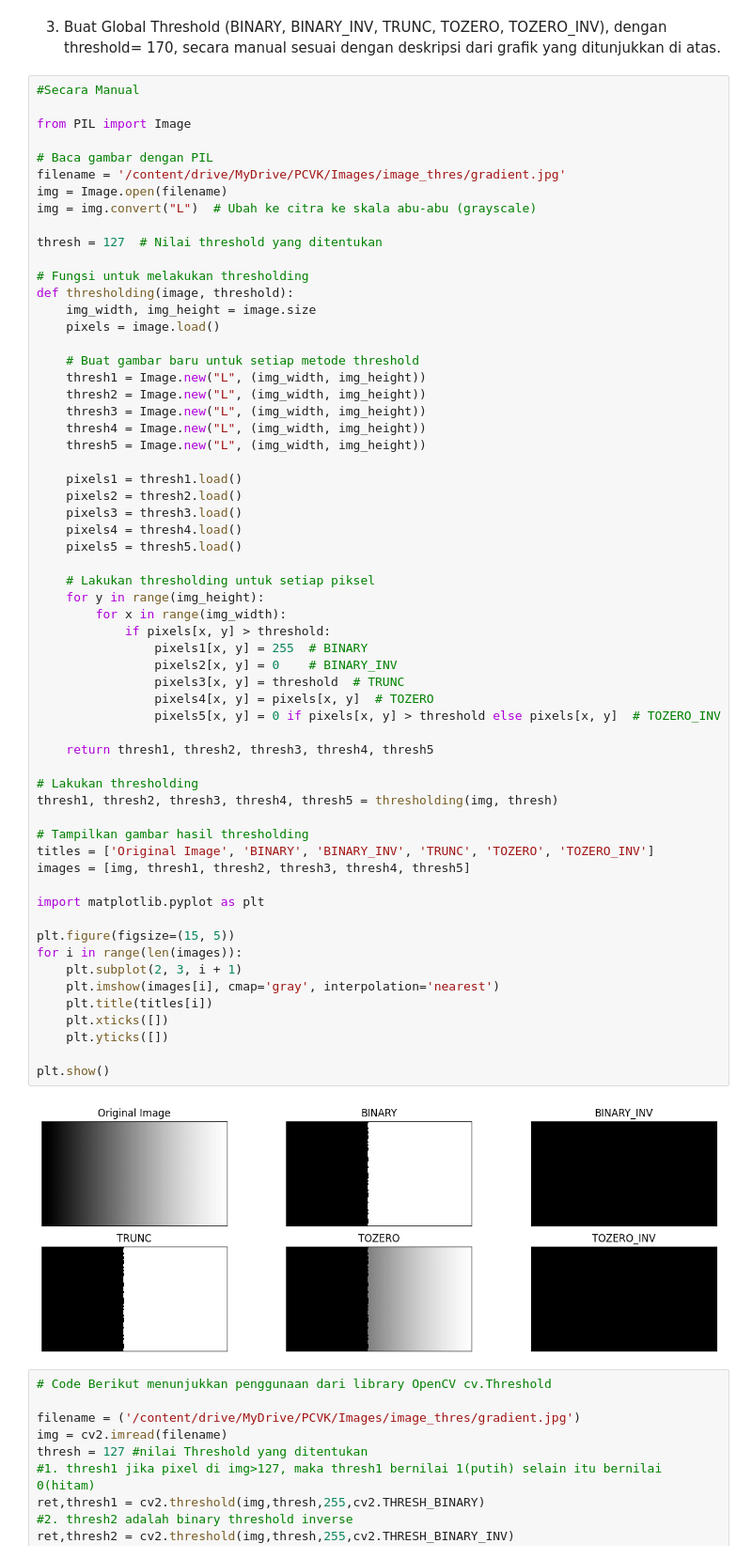
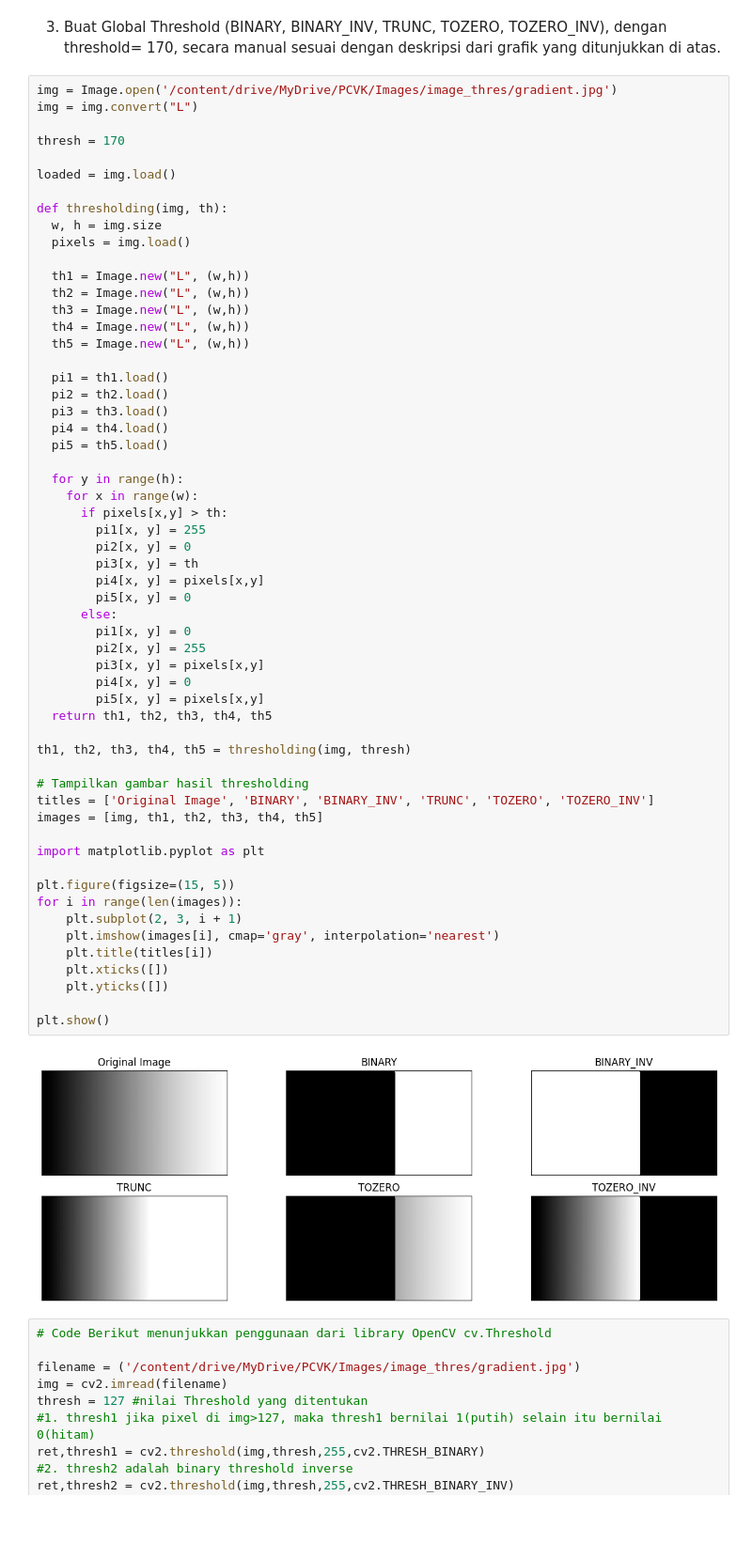
Before and after one commit to Andikadreams/PCVK_Semester5_2023, a Jupyter notebook: Week10.ipynb, the cells around one changed output. Shown at 94% size. Saved outputs shown, nothing was run; the diff lists cells and outputs as text; blank space fills up the shorter version.

```diff
--- a/Week10.ipynb
+++ b/Week10.ipynb
@@ -31,67 +31,64 @@ from PIL import Image
 threshold= 170, secara manual sesuai dengan deskripsi dari grafik yang ditunjukkan di
 atas.
 # %%
-#Secara Manual
+img = Image.open('/content/drive/MyDrive/PCVK/Images/image_thres/gradient.jpg')
+img = img.convert("L")
 
-from PIL import Image
+thresh = 170
 
-# Baca gambar dengan PIL
-filename = '/content/drive/MyDrive/PCVK/Images/image_thres/gradient.jpg'
-img = Image.open(filename)
-img = img.convert("L")  # Ubah ke citra ke skala abu-abu (grayscale)
+loaded = img.load()
 
-thresh = 127  # Nilai threshold yang ditentukan
+def thresholding(img, th):
+  w, h = img.size
+  pixels = img.load()
 
-# Fungsi untuk melakukan thresholding
-def thresholding(image, threshold):
-    img_width, img_height = image.size
-    pixels = image.load()
+  th1 = Image.new("L", (w,h))
+  th2 = Image.new("L", (w,h))
+  th3 = Image.new("L", (w,h))
+  th4 = Image.new("L", (w,h))
+  th5 = Image.new("L", (w,h))
 
-    # Buat gambar baru untuk setiap metode threshold
-    thresh1 = Image.new("L", (img_width, img_height))
-    thresh2 = Image.new("L", (img_width, img_height))
-    thresh3 = Image.new("L", (img_width, img_height))
-    thresh4 = Image.new("L", (img_width, img_height))
-    thresh5 = Image.new("L", (img_width, img_height))
+  pi1 = th1.load()
+  pi2 = th2.load()
+  pi3 = th3.load()
+  pi4 = th4.load()
+  pi5 = th5.load()
 
-    pixels1 = thresh1.load()
-    pixels2 = thresh2.load()
-    pixels3 = thresh3.load()
-    pixels4 = thresh4.load()
-    pixels5 = thresh5.load()
+  for y in range(h):
+    for x in range(w):
+      if pixels[x,y] > th:
+        pi1[x, y] = 255
+        pi2[x, y] = 0
+        pi3[x, y] = th
+        pi4[x, y] = pixels[x,y]
+        pi5[x, y] = 0
+      else:
+        pi1[x, y] = 0
+        pi2[x, y] = 255
+        pi3[x, y] = pixels[x,y]
+        pi4[x, y] = 0
+        pi5[x, y] = pixels[x,y]
+  return th1, th2, th3, th4, th5
 
-    # Lakukan thresholding untuk setiap piksel
-    for y in range(img_height):
-        for x in range(img_width):
-            if pixels[x, y] > threshold:
-                pixels1[x, y] = 255  # BINARY
-                pixels2[x, y] = 0    # BINARY_INV
-                pixels3[x, y] = threshold  # TRUNC
-                pixels4[x, y] = pixels[x, y]  # TOZERO
-                pixels5[x, y] = 0 if pixels[x, y] > threshold else pixels[x, y]  # TOZERO_INV
-
-    return thresh1, thresh2, thresh3, thresh4, thresh5
-
-# Lakukan thresholding
-thresh1, thresh2, thresh3, thresh4, thresh5 = thresholding(img, thresh)
+th1, th2, th3, th4, th5 = thresholding(img, thresh)
 
 # Tampilkan gambar hasil thresholding
 titles = ['Original Image', 'BINARY', 'BINARY_INV', 'TRUNC', 'TOZERO', 'TOZERO_INV']
-images = [img, thresh1, thresh2, thresh3, thresh4, thresh5]
+images = [img, th1, th2, th3, th4, th5]
 
 import matplotlib.pyplot as plt
 
 plt.figure(figsize=(15, 5))
 for i in range(len(images)):
     plt.subplot(2, 3, i + 1)
     plt.imshow(images[i], cmap='gray', interpolation='nearest')
     plt.title(titles[i])
     plt.xticks([])
     plt.yticks([])
 
 plt.show()
 # %% [output]
-[figure, old version]
+[figure, new version]
 # %%
 # Code Berikut menunjukkan penggunaan dari library OpenCV cv.Threshold
 
```
Also changed, not shown: parts of 7 cells of this notebook.
